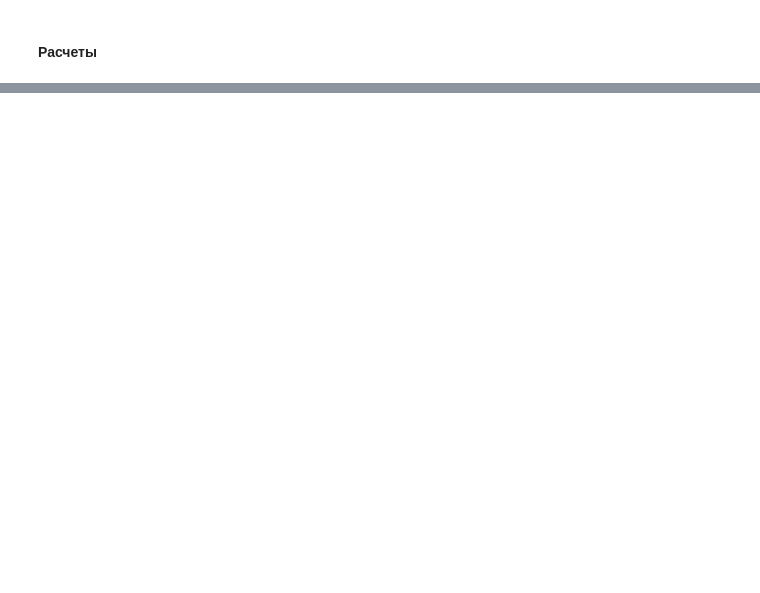
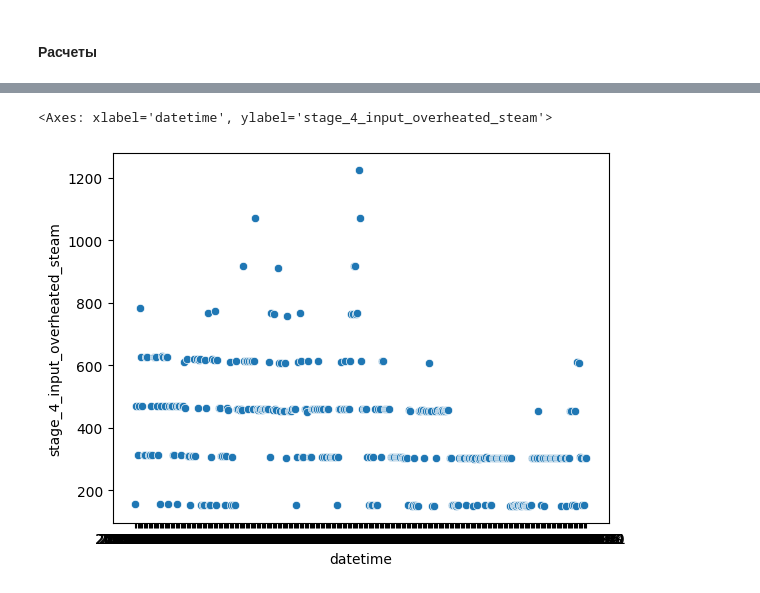
Before and after one commit to nericovich/project, a Jupyter notebook: night_workTR.ipynb, the cells around one changed output, grey strips where cells are left out. Drawn from its saved outputs; the diff is of its cells as text; code cells hidden in the pictures; blank space fills up the shorter version.

```diff
--- a/night_workTR.ipynb
+++ b/night_workTR.ipynb
@@ -603,0 +512,6 @@ group_df
+# %%
+sns.scatterplot(x='datetime', y='stage_4_input_overheated_steam', data=pivot_table)
+#моя теория происходящего - они через какой то промежуток времени добавляют перегретый пар, потом сбрасывают цикл и начинают все сначала...влият ли это на danger_gas?
+# %% [output]
+<Axes: xlabel='datetime', ylabel='stage_4_input_overheated_steam'>
+[figure, added]
```
Also changed, not shown: parts of 23 cells of this notebook.
